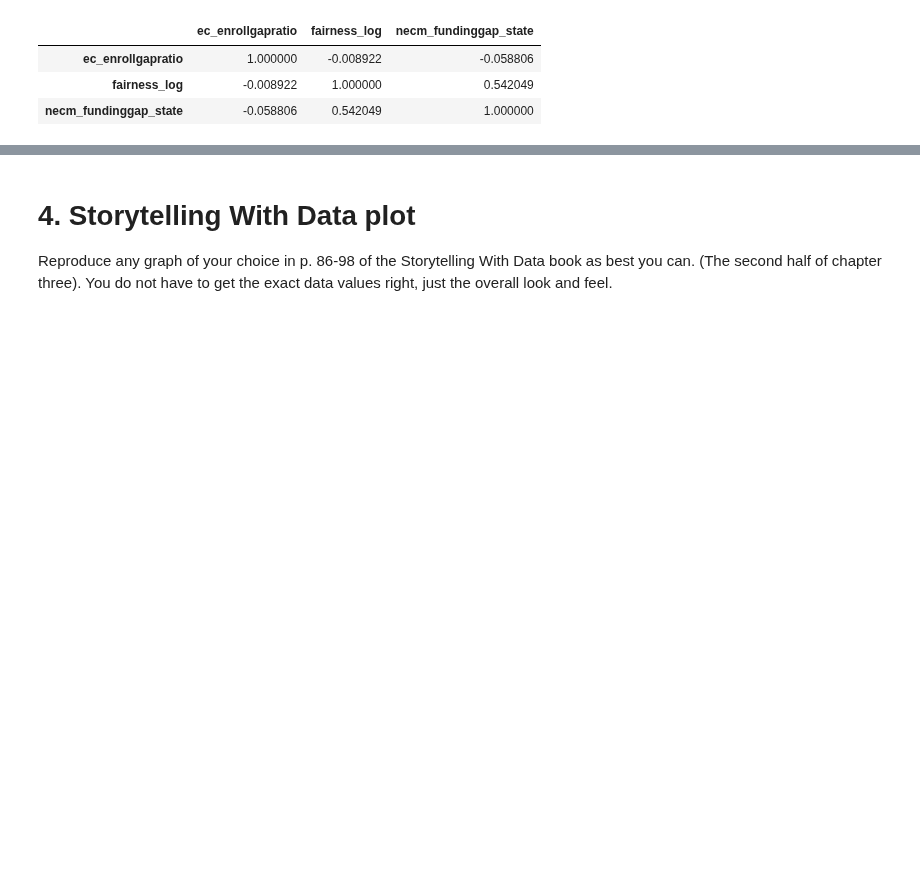
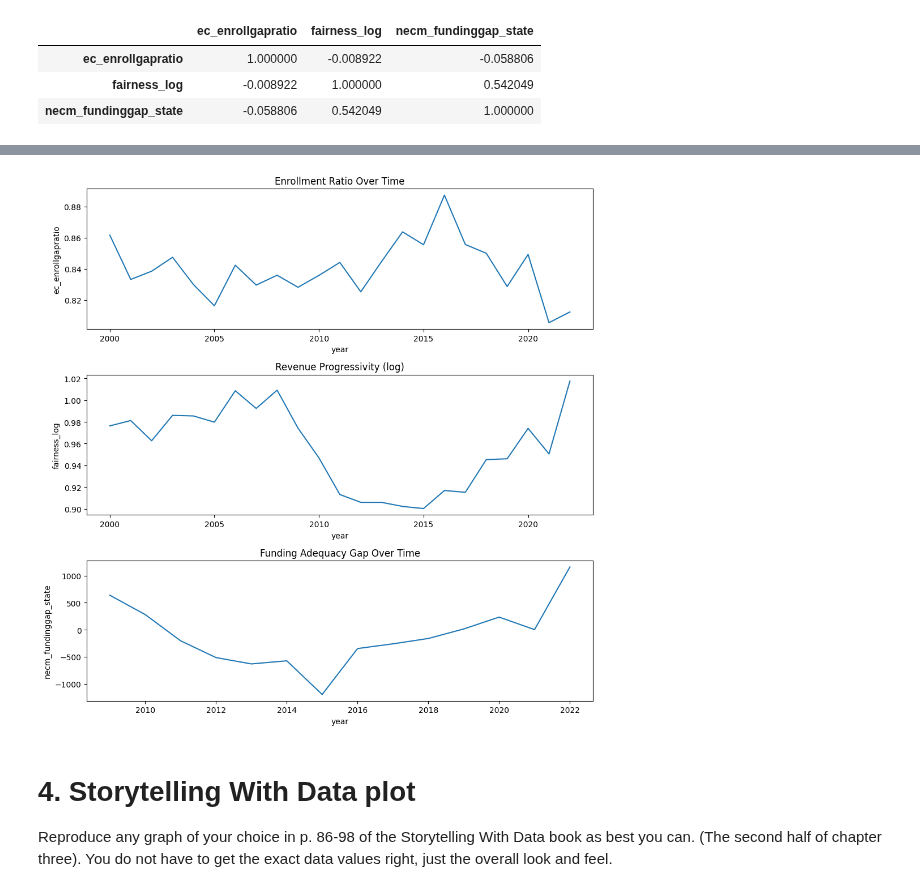
Before and after one commit to SalhaMo/Module-B-semester-2, a Jupyter notebook: Week6.ipynb, the cells around one changed output, grey strips where cells are left out. Cells and saved outputs as stored; diff of their text form; code cells hidden in the pictures; blank space fills up the shorter version.

```diff
--- a/Week6.ipynb
+++ b/Week6.ipynb
@@ -233,3 +250,19 @@ df[['ec_enrollgapratio','fairness_log','necm_fundinggap_state']].corr()
+# %%
+fig, axes = plt.subplots(3,1, figsize=(10,10))
+
+sns.lineplot(data=df_year, x='year', y='ec_enrollgapratio', ax=axes[0])
+axes[0].set_title("Enrollment Ratio Over Time")
+
+sns.lineplot(data=df_year, x='year', y='fairness_log', ax=axes[1])
+axes[1].set_title("Revenue Progressivity (log)")
+
+sns.lineplot(data=df_year, x='year', y='necm_fundinggap_state', ax=axes[2])
+axes[2].set_title("Funding Adequacy Gap Over Time")
+
+plt.tight_layout()
+plt.show()
+# %% [output]
+[figure, added]
 # %% [markdown]
 # 4. Storytelling With Data plot
 
```
Also changed, not shown: parts of 4 cells of this notebook, 2 other files.
